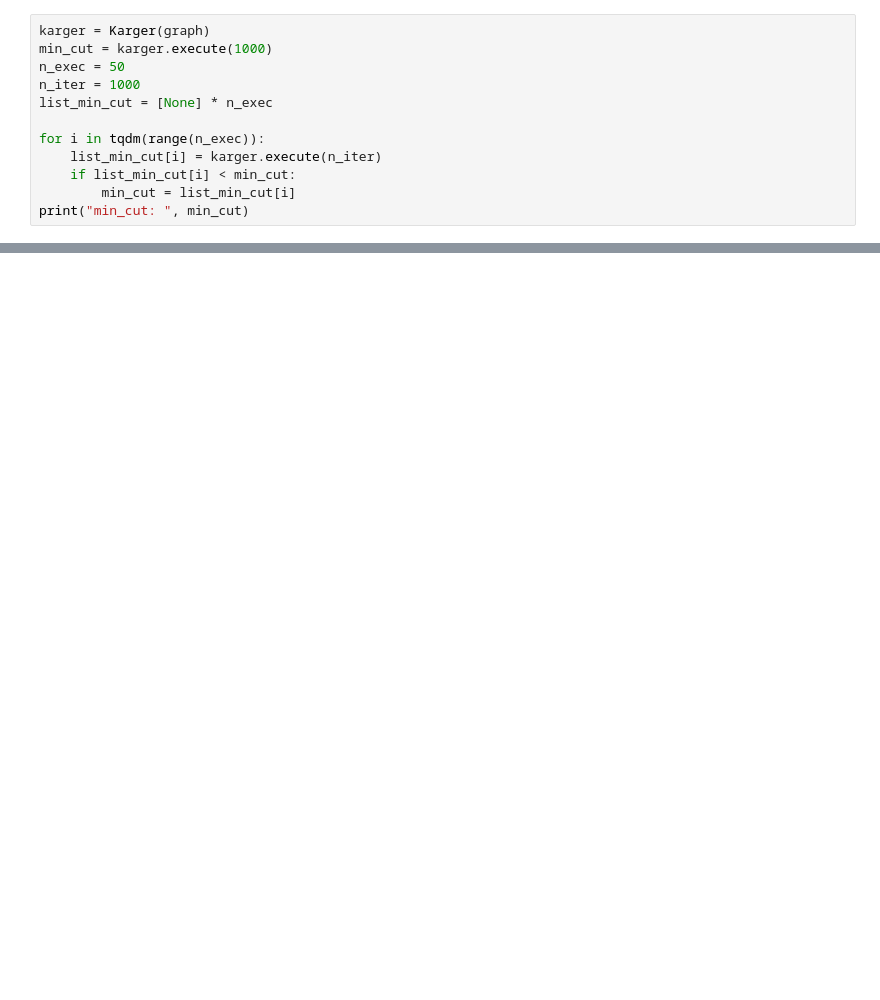
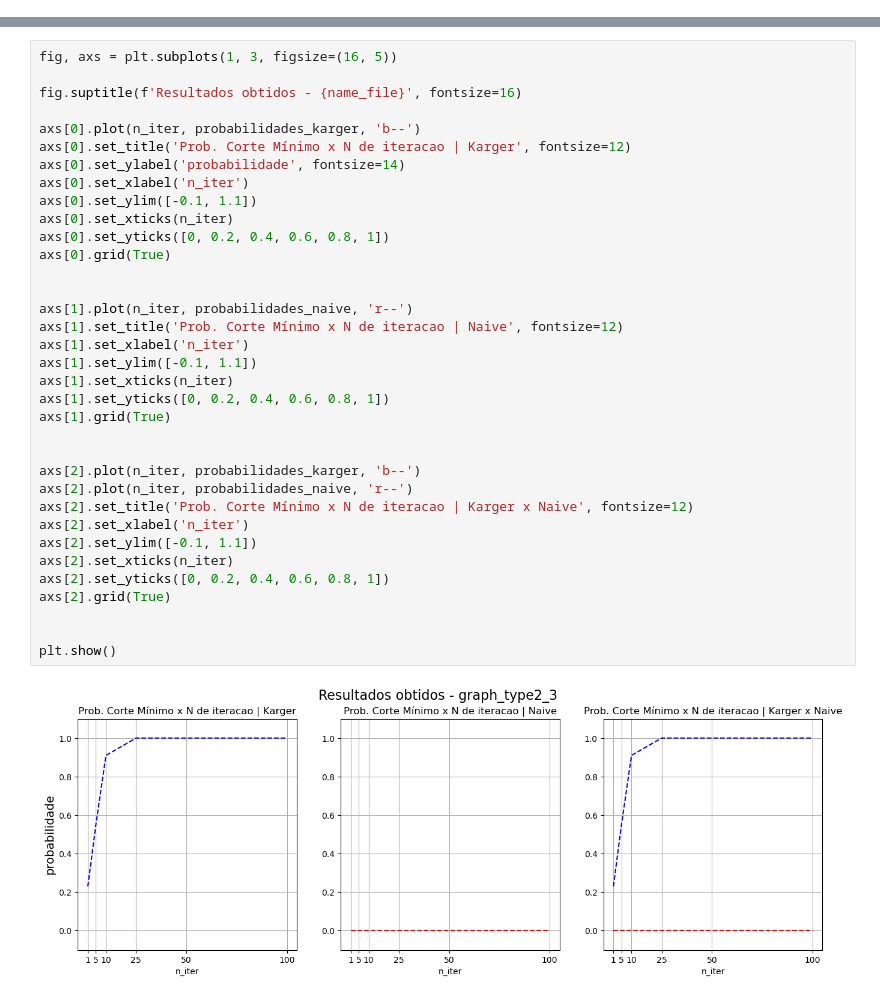
Before and after one commit to Guilherme-iram/Teoria-dos-Grafos-Aplicada, a Jupyter notebook: Karger_algoritmo/karger.ipynb, the cells around one changed output, grey strips where cells are left out. Cells and saved outputs as stored; diff of their text form; blank space fills up the shorter version.

```diff
--- a/Karger_algoritmo/karger.ipynb
+++ b/Karger_algoritmo/karger.ipynb
@@ -82,12 +75,0 @@ graph = Graph(matrix_, list_)
-# %%
-karger = Karger(graph)
-min_cut = karger.execute(1000)
-n_exec = 50
-n_iter = 1000
-list_min_cut = [None] * n_exec
-
-for i in tqdm(range(n_exec)):
-    list_min_cut[i] = karger.execute(n_iter)
-    if list_min_cut[i] < min_cut:
-        min_cut = list_min_cut[i]
-print("min_cut: ", min_cut)
@@ -142,0 +201,37 @@ Min cut real de graph_type2_3: 9
+# %%
+fig, axs = plt.subplots(1, 3, figsize=(16, 5))
+
+fig.suptitle(f'Resultados obtidos - {name_file}', fontsize=16)
+
+axs[0].plot(n_iter, probabilidades_karger, 'b--')
+axs[0].set_title('Prob. Corte Mínimo x N de iteracao | Karger', fontsize=12)
+axs[0].set_ylabel('probabilidade', fontsize=14)
+axs[0].set_xlabel('n_iter')
+axs[0].set_ylim([-0.1, 1.1])
+axs[0].set_xticks(n_iter)
+axs[0].set_yticks([0, 0.2, 0.4, 0.6, 0.8, 1])
+axs[0].grid(True)
+
+
+axs[1].plot(n_iter, probabilidades_naive, 'r--')
+axs[1].set_title('Prob. Corte Mínimo x N de iteracao | Naive', fontsize=12)
+axs[1].set_xlabel('n_iter')
+axs[1].set_ylim([-0.1, 1.1])
+axs[1].set_xticks(n_iter)
+axs[1].set_yticks([0, 0.2, 0.4, 0.6, 0.8, 1])
+axs[1].grid(True)
+
+
+axs[2].plot(n_iter, probabilidades_karger, 'b--')
+axs[2].plot(n_iter, probabilidades_naive, 'r--')
+axs[2].set_title('Prob. Corte Mínimo x N de iteracao | Karger x Naive', fontsize=12)
+axs[2].set_xlabel('n_iter')
+axs[2].set_ylim([-0.1, 1.1])
+axs[2].set_xticks(n_iter)
+axs[2].set_yticks([0, 0.2, 0.4, 0.6, 0.8, 1])
+axs[2].grid(True)
+
+
+plt.show()
+# %% [output]
+[figure, added]
```
Also changed, not shown: parts of 13 cells of this notebook, 1 other file.
